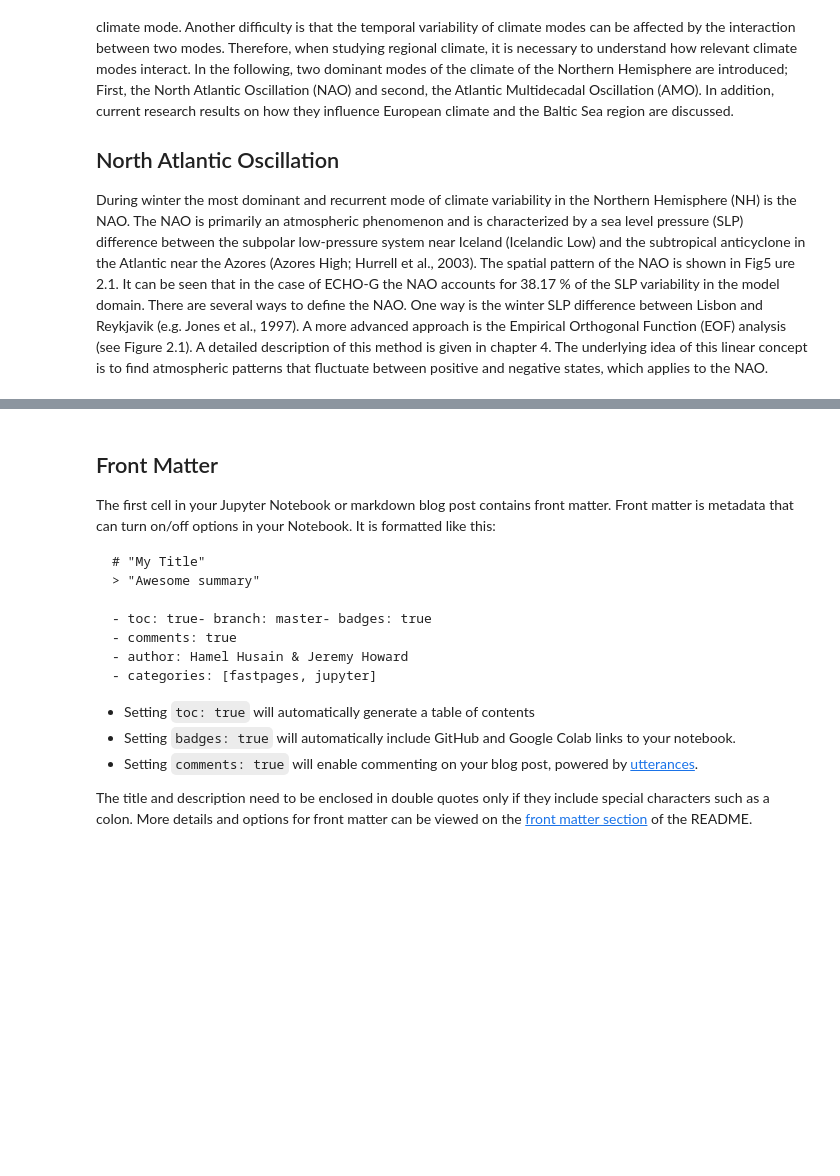
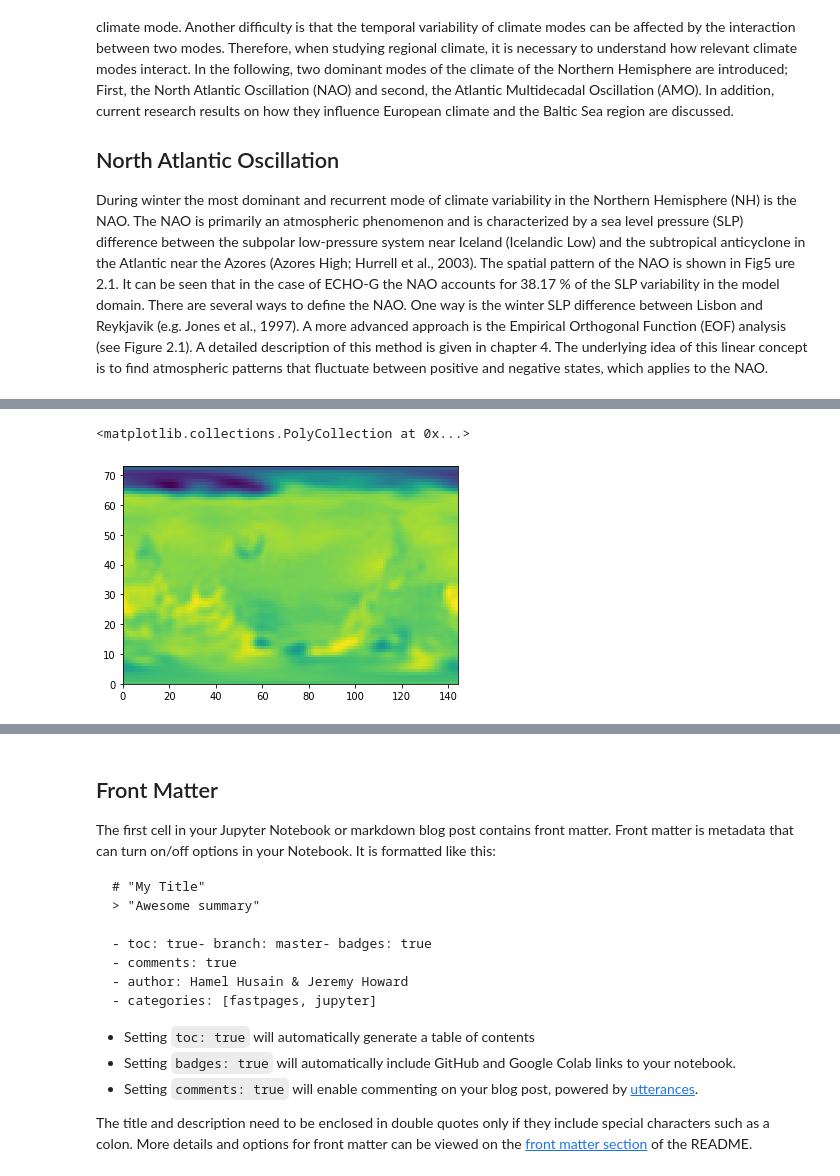
Before and after one commit to t3bol90/personal_blog, a Jupyter notebook: _notebooks/2020-02-20-phd.ipynb, the cells around one changed output, grey strips where cells are left out. Cells and saved outputs as stored; diff of their text form; code cells hidden in the pictures; blank space fills up the shorter version.

```diff
--- a/_notebooks/2020-02-20-phd.ipynb
+++ b/_notebooks/2020-02-20-phd.ipynb
@@ -117,0 +125,11 @@ plt.plot([1,2,3,4])
+# %%
+def is_djf(month):
+    return (month >= 12) | (month <= 2)
+
+baseurl = "https://psl.noaa.gov/thredds/dodsC/Datasets/ncep.reanalysis/pressure/air."
+
+datalist = [baseurl+str(year)+".nc" for year in range(1962, 1970)]
+
+ds = xr.open_mfdataset(datalist, combine='by_coords').isel(level = 0).sel(lon=)
+ds_djf = ds.resample(time = "1m").mean()
+ds_djf = ds_djf.sel(time = is_djf(ds_djf['time.month']))
@@ -117,0 +174,12 @@ plt.plot([1,2,3,4])
+# %%
+ds_djf['slp_anom'] = ds_djf.air - ds_djf.air.mean("time")
+coslat = np.cos(np.deg2rad(ds_djf.lat.values)).clip(0., 1.)
+wgts = np.sqrt(coslat)[..., np.newaxis]
+solver = Eof(ds_djf.slp_anom.values)
+eof1 = solver.eofsAsCovariance(neofs=1, pcscaling=1).squeeze()
+eof2 = solver.eofsAsCovariance(neofs=1, pcscaling=1).squeeze()
+# %%
+plt.pcolor(eof1)
+# %% [output]
+<matplotlib.collections.PolyCollection at 0x...>
+[figure, added]
```
Also changed, not shown: parts of 4 cells of this notebook, 1 other file.
